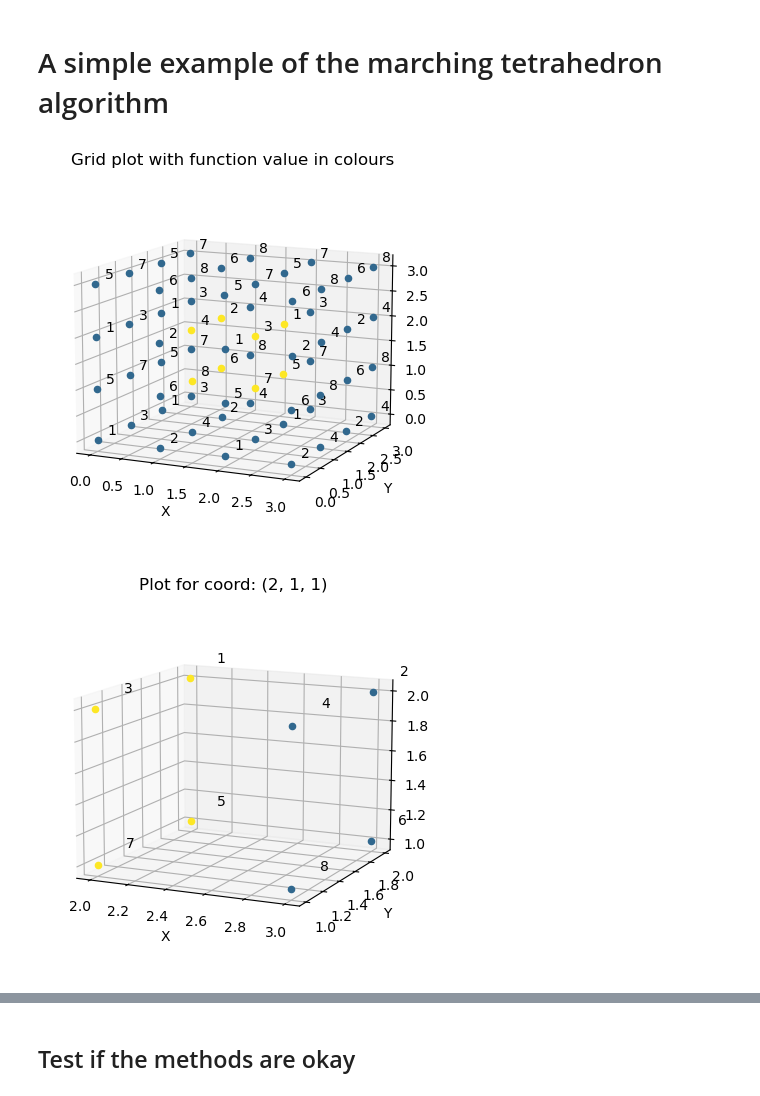
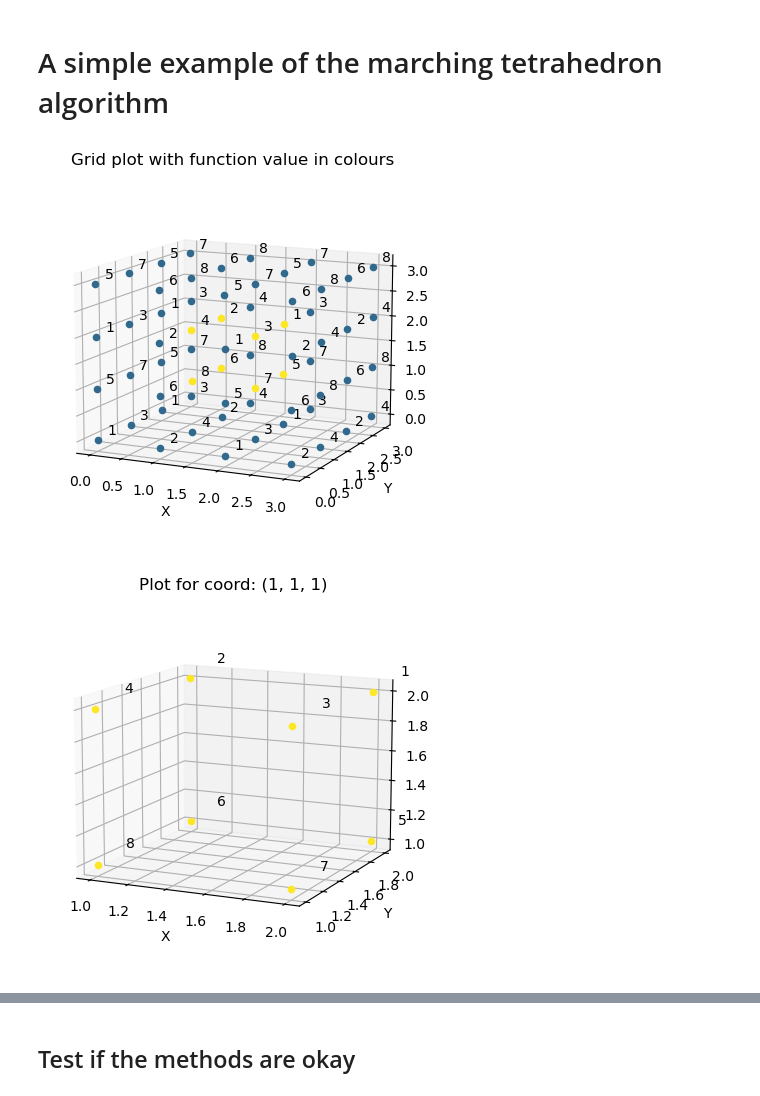
Before and after one commit to HliasGit/tetra, a Jupyter notebook: prototype/python/marching_tetra.ipynb, the cells around one changed output, grey strips where cells are left out. Cells and saved outputs as stored; diff of their text form; code cells hidden in the pictures.

```diff
--- a/marching_tetra_python/marching_tetra.ipynb
+++ b/prototype/python/marching_tetra.ipynb
@@ -176,7 +176,7 @@ fig = plt.figure()
 ax = fig.add_subplot(111, projection='3d')
 spacing = 0.1
 
-coord = (2,1,1)
+coord = (1,1,1)
 
 # Plot the grid points with color based on the value of the grid
 for i in range(coord[0], coord[0]+2):
@@ -199,34 +199,34 @@ plt.show()
 fig = plt.figure()
 ax = fig.add_subplot(111, projection='3d')
 spacing = 0.1
 
 coord = (1,1,1)
 # Plot the grid points with color based on the value of the grid
 for i in range(coord[0], coord[0]+3):
     for j in range(coord[1], coord[1]+2):
         for k in range(coord[2], coord[2]+2):
             ax.scatter(i, j, k, c=plt.cm.viridis(grid[i, j, k] / grid.max()), marker='o')
             ax.text(i+spacing, j+spacing, k+spacing, f'{get_number_from_global_coord((i,j,k))}', color='black')
 
 ax.view_init(elev=18., azim=280)
 
 ax.set_xlabel('X')
 ax.set_ylabel('Y')
 ax.set_zlabel('Z')
 
 # Set the same axis length for isotropic view
 ax.set_box_aspect([1,1,1])  # Aspect ratio is 1:1:1
 
 ax.set_xlim([0, 4])
 ax.set_ylim([0, 2.5])
 ax.set_zlim([0, 3.5])
 
 ax.set_title(f'Plot for coord: (1,1,1) + (2,1,1) as the Japanese example')
 
 plt.show()
 # %% [output]
 [figure]
-[figure, old version]
+[figure, new version]
 [figure]
 # %% [markdown]
 ## Test if the methods are okay
```
Also changed, not shown: parts of 2 cells of this notebook, 4 other files.
